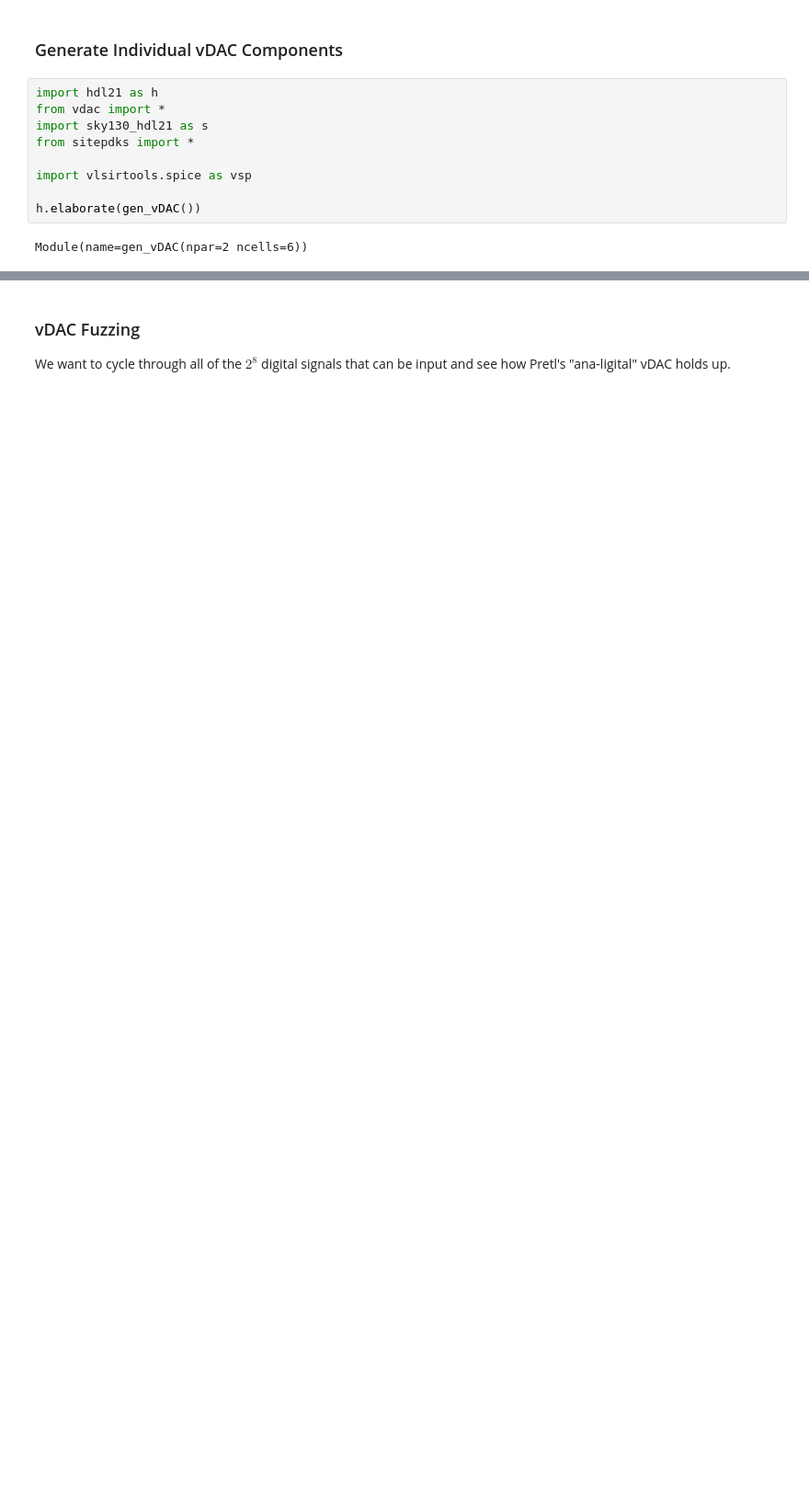
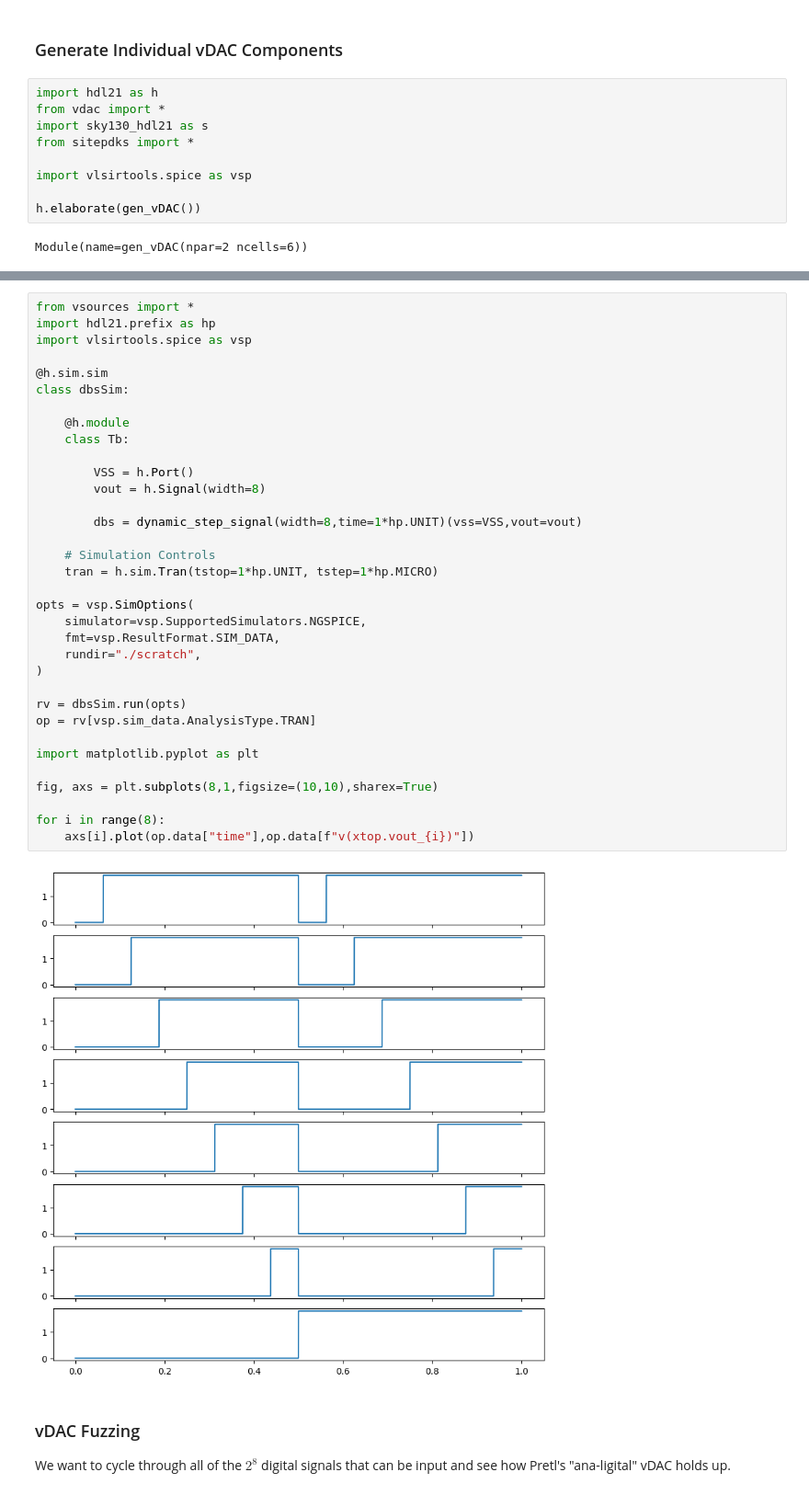
Before and after one commit to ThomasPluck/tt04-biased-trng, a Jupyter notebook: sim/test.ipynb, the cells around one changed output, grey strips where cells are left out. Shown at 92% size. Drawn from its saved outputs; the diff is of its cells as text; blank space fills up the shorter version.

```diff
--- a/sim/test.ipynb
+++ b/sim/test.ipynb
@@ -14,3 +16,39 @@ Module(name=gen_vDAC(npar=2 ncells=6))
+# %%
+from vsources import *
+import hdl21.prefix as hp
+import vlsirtools.spice as vsp
+
+@h.sim.sim
+class dbsSim:
+
+    @h.module
+    class Tb:
+
+        VSS = h.Port()
+        vout = h.Signal(width=8)
+
+        dbs = dynamic_step_signal(width=8,time=1*hp.UNIT)(vss=VSS,vout=vout)
+
+    # Simulation Controls
+    tran = h.sim.Tran(tstop=1*hp.UNIT, tstep=1*hp.MICRO)
+
+opts = vsp.SimOptions(
+    simulator=vsp.SupportedSimulators.NGSPICE,
+    fmt=vsp.ResultFormat.SIM_DATA,
+    rundir="./scratch",
+)
+
+rv = dbsSim.run(opts)
+op = rv[vsp.sim_data.AnalysisType.TRAN]
+
+import matplotlib.pyplot as plt
+
+fig, axs = plt.subplots(8,1,figsize=(10,10),sharex=True)
+
+for i in range(8):
+    axs[i].plot(op.data["time"],op.data[f"v(xtop.vout_{i})"])
+# %% [output]
+[figure, added]
 # %% [markdown]
 ### vDAC Fuzzing
 
```
Also changed, not shown: parts of 7 cells of this notebook, 8 other files.
